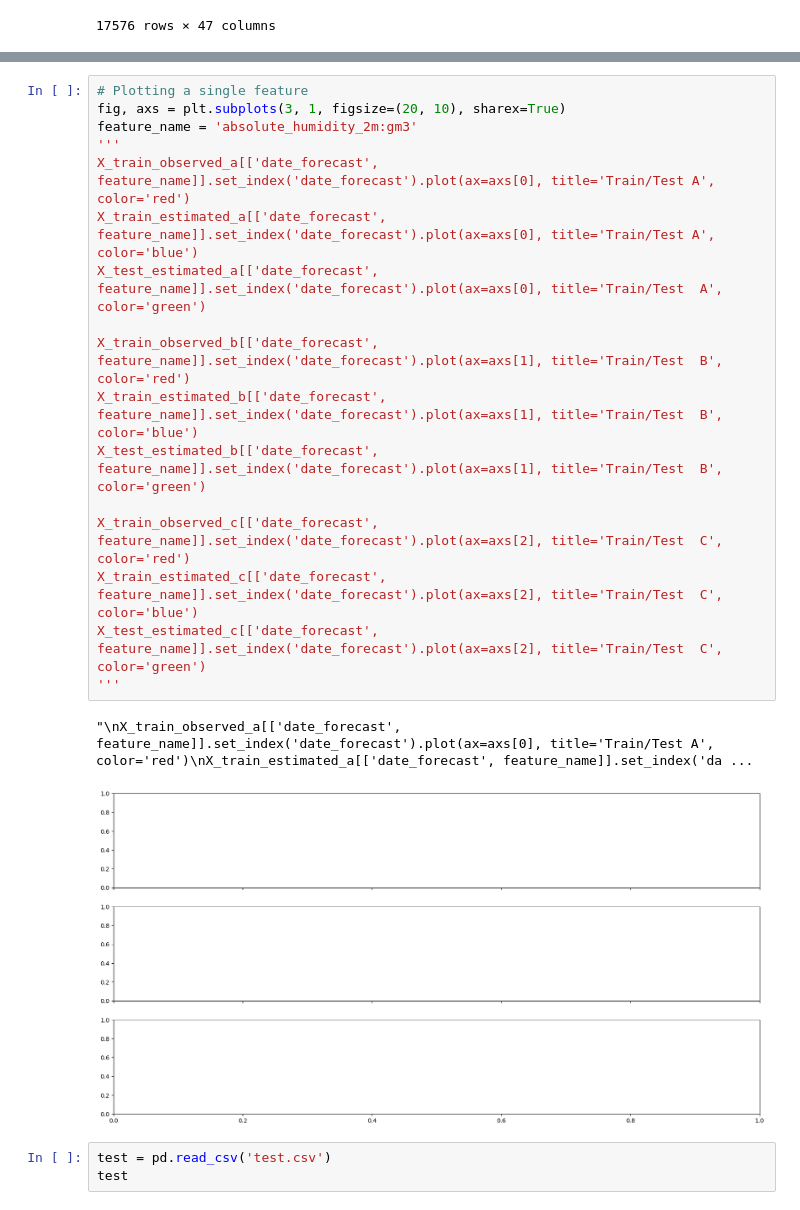
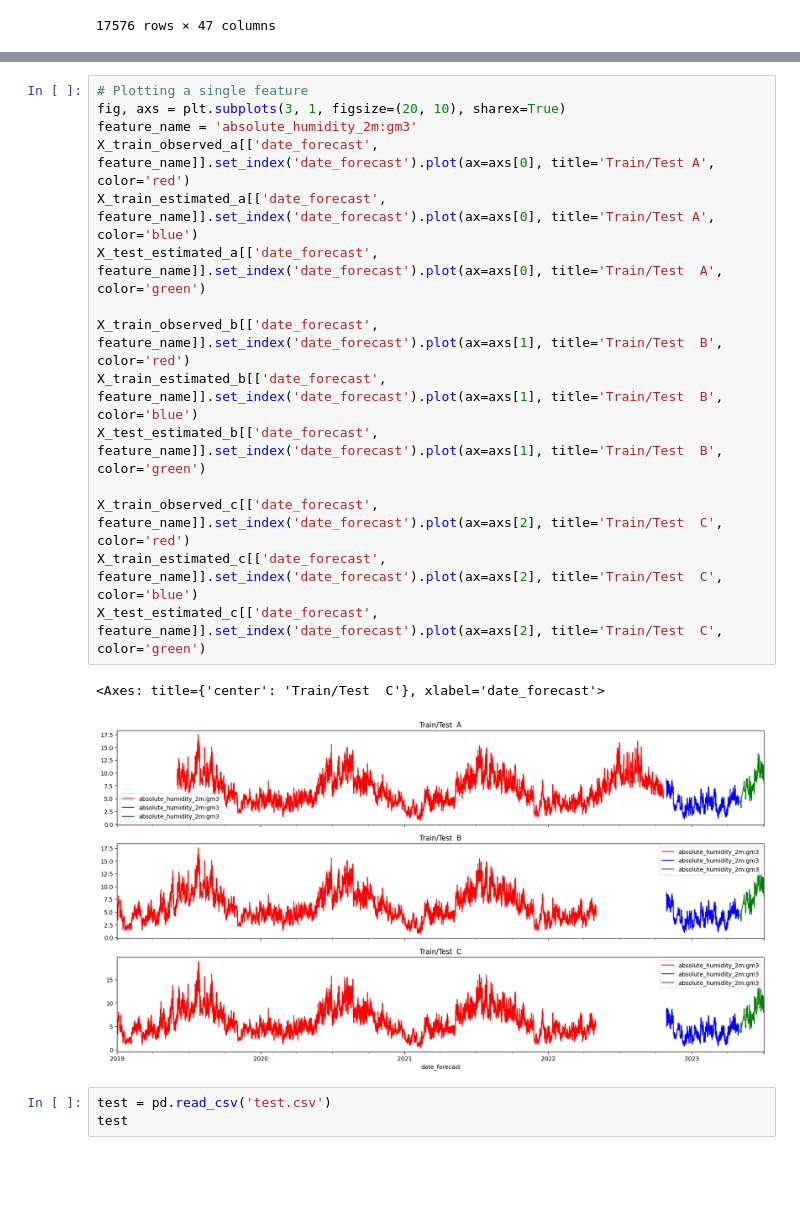
Before and after one commit to art-test-stack/ml_competition, a Jupyter notebook: read_files.ipynb, the cells around one changed output, grey strips where cells are left out. Saved outputs shown, nothing was run; the diff lists cells and outputs as text; blank space fills up the shorter version.

```diff
--- a/read_files.ipynb
+++ b/read_files.ipynb
@@ -120,23 +260,21 @@ X_test_estimated_c = pd.read_parquet('C/X_test_estimated.parquet')
 # %%
 # Plotting a single feature
 fig, axs = plt.subplots(3, 1, figsize=(20, 10), sharex=True)
 feature_name = 'absolute_humidity_2m:gm3'
-'''
 X_train_observed_a[['date_forecast', feature_name]].set_index('date_forecast').plot(ax=axs[0], title='Train/Test A', color='red')
 X_train_estimated_a[['date_forecast', feature_name]].set_index('date_forecast').plot(ax=axs[0], title='Train/Test A', color='blue')
 X_test_estimated_a[['date_forecast', feature_name]].set_index('date_forecast').plot(ax=axs[0], title='Train/Test  A', color='green')
 
 X_train_observed_b[['date_forecast', feature_name]].set_index('date_forecast').plot(ax=axs[1], title='Train/Test  B', color='red')
 X_train_estimated_b[['date_forecast', feature_name]].set_index('date_forecast').plot(ax=axs[1], title='Train/Test  B', color='blue')
 X_test_estimated_b[['date_forecast', feature_name]].set_index('date_forecast').plot(ax=axs[1], title='Train/Test  B', color='green')
 
 X_train_observed_c[['date_forecast', feature_name]].set_index('date_forecast').plot(ax=axs[2], title='Train/Test  C', color='red')
 X_train_estimated_c[['date_forecast', feature_name]].set_index('date_forecast').plot(ax=axs[2], title='Train/Test  C', color='blue')
 X_test_estimated_c[['date_forecast', feature_name]].set_index('date_forecast').plot(ax=axs[2], title='Train/Test  C', color='green')
-'''
 # %% [output]
-"\nX_train_observed_a[['date_forecast', feature_name]].set_index('date_forecast').plot(ax=axs[0], title='Train/Test A', color='red')\nX_train_estimated_a[['date_forecast', feature_name]].set_index('da ...
+<Axes: title={'center': 'Train/Test  C'}, xlabel='date_forecast'>
-[figure, old version]
+[figure, new version]
 # %%
 test = pd.read_csv('test.csv')
 test
```
Also changed, not shown: parts of 94 cells of this notebook, 3 other files.
